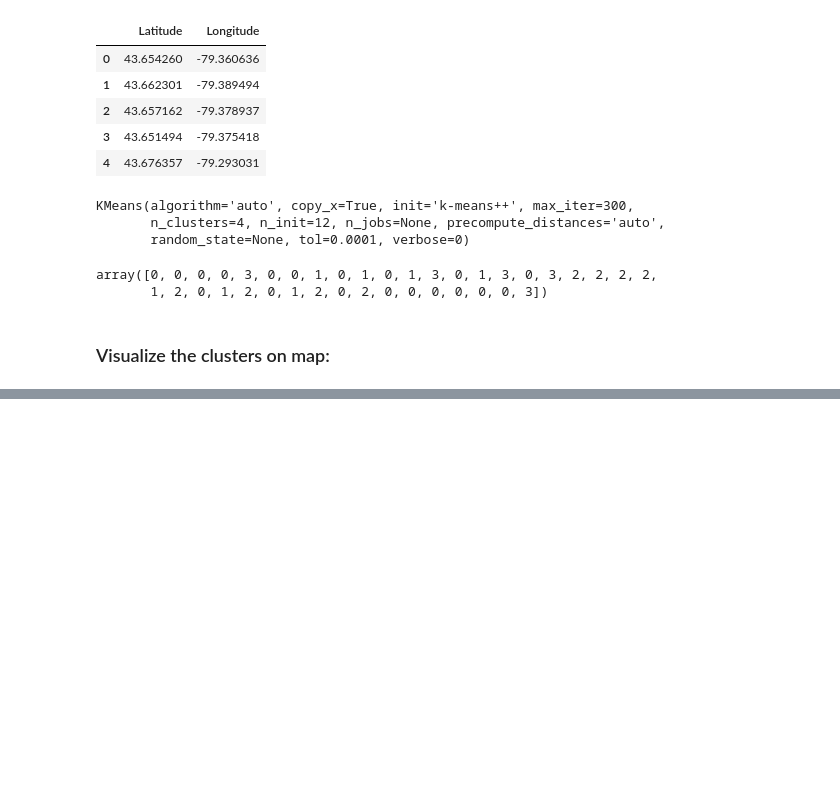
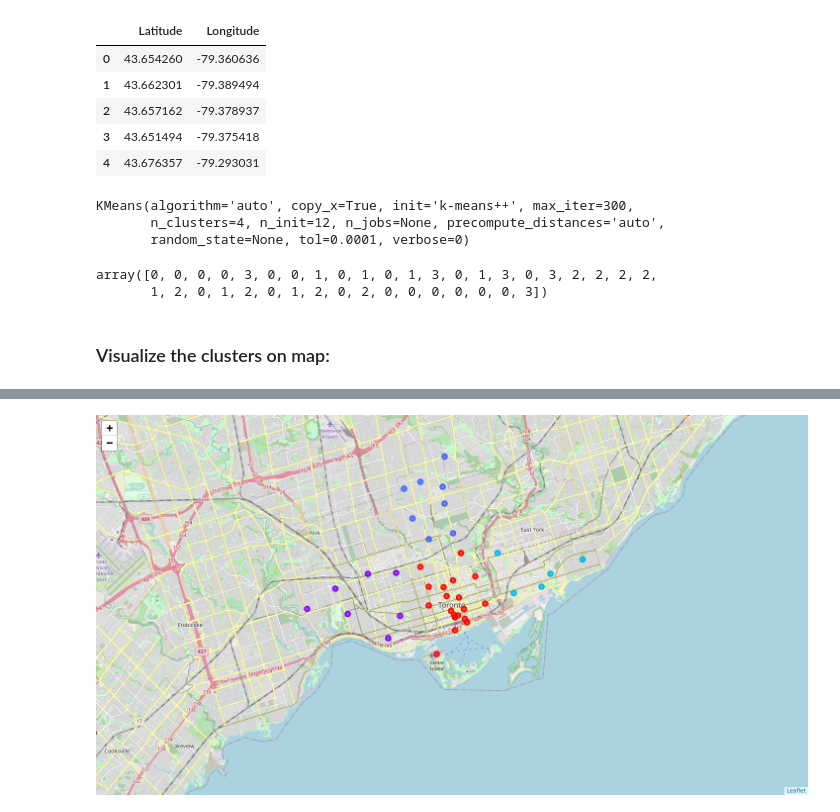
Before and after one commit to lexi12/Coursera_Capstone, a Jupyter notebook: Segmenting_Clustering_Toronto.ipynb, the cells around one changed output, grey strips where cells are left out. Drawn from its saved outputs; the diff is of its cells as text; code cells hidden in the pictures; blank space fills up the shorter version.

```diff
--- a/Segmenting_Clustering_Toronto.ipynb
+++ b/Segmenting_Clustering_Toronto.ipynb
@@ -246,0 +245,5 @@ The screenshot of the map:
+# %%
+from IPython.display import Image
+Image(filename = "toronto_map_withclusters.png", width = '800', height = '700')
+# %% [output]
+[figure, added]
```
Also changed, not shown: parts of 1 cell of this notebook.
